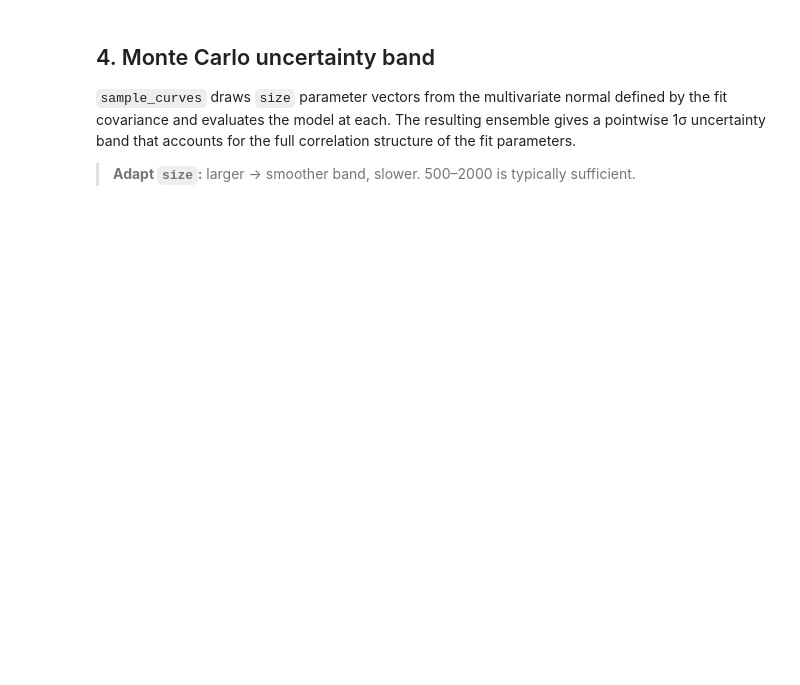
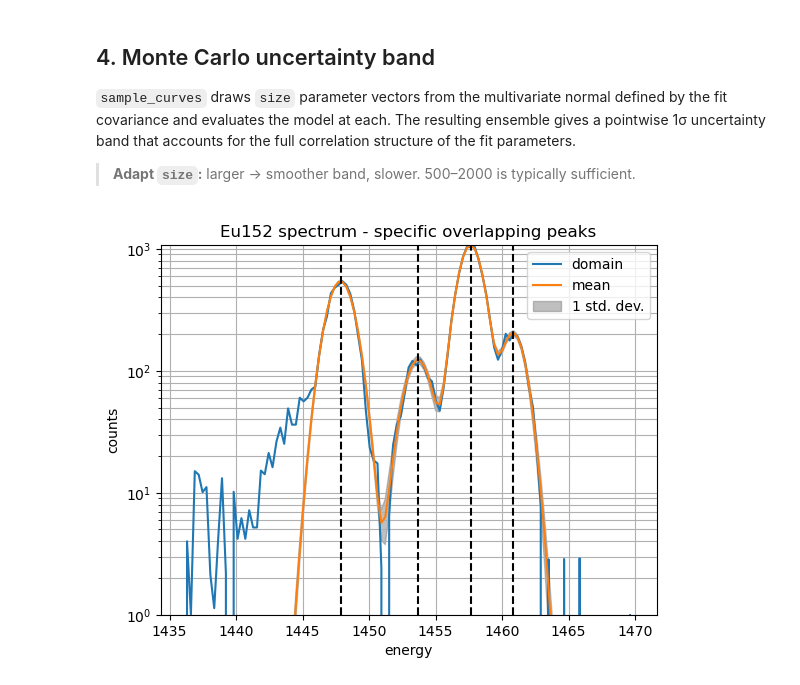
Before and after one commit to achiyaAmrusi/scispectrum, a Jupyter notebook: examples/Domain_Analysis_and_Fitting/domain_fitting.ipynb, the cells around one changed output. Cells and saved outputs as stored; diff of their text form; code cells hidden in the pictures; blank space fills up the shorter version.

```diff
--- a/examples/Domain_Analysis_and_Fitting/domain_fitting.ipynb
+++ b/examples/Domain_Analysis_and_Fitting/domain_fitting.ipynb
@@ -119,19 +132,21 @@ fit_dist = gf.sample_curves(subtracted.axis, fit_parm, size=sample_size)
 # %%
 mean_fit = fit_dist.mean(axis=0)
 std_fit = fit_dist.std(axis=0)
 
-subtracted_overlap.data.plot(yscale='log', label='domain')
-plt.plot(subtracted_overlap.axis, mean_fit, label='mean')
-plt.fill_between(subtracted_overlap.axis,
+subtracted.data.plot(yscale='log', label='domain')
+plt.plot(subtracted.axis, mean_fit, label='mean')
+plt.fill_between(subtracted.axis,
                  y1=mean_fit + std_fit,
                  y2=mean_fit - std_fit,
                  alpha=0.5, color='gray', label='1 std. dev.')
 
 plt.grid(True, which='both')
 plt.title('Eu152 spectrum - specific overlapping peaks')
 plt.xlabel('energy')
 plt.ylabel('counts')
 plt.ylim([1, mean_fit.max()])
 plt.legend()
 for c in fit_parm['params'].sel(quantity='center').values:
     plt.axvline(x=c, color='black', ls='--')
+# %% [output]
+[figure, added]
```
Also changed, not shown: parts of 6 cells of this notebook.
